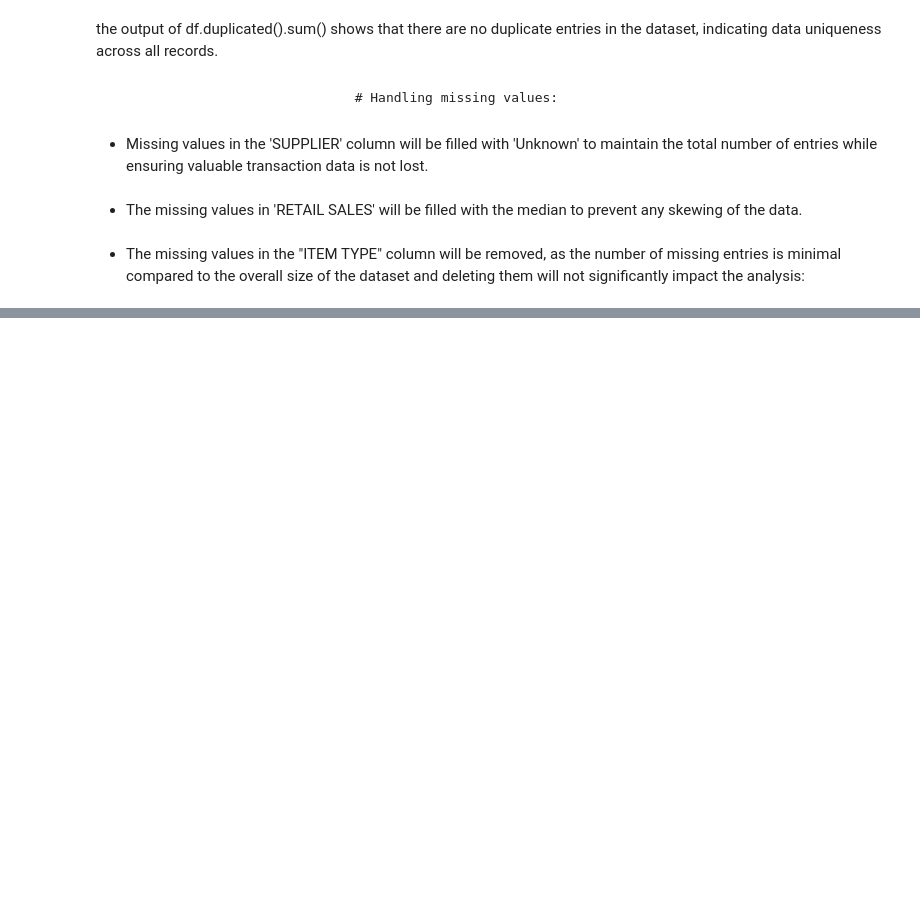
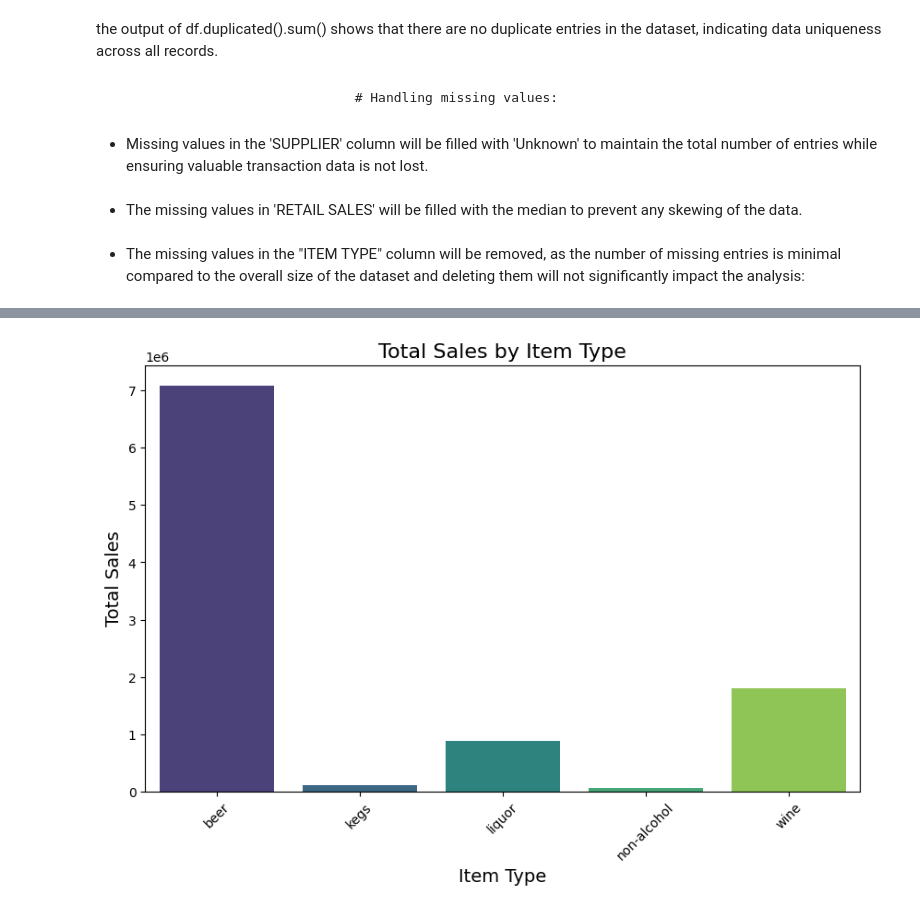
Before and after one commit to CCT-Dublin/ca1-capstone-project-proposal-Aline-Menezes-Silva, a Jupyter notebook: CA3_Strategic_Thinking_Second_Semester.ipynb, the cells around one changed output, grey strips where cells are left out. Saved outputs shown, nothing was run; the diff lists cells and outputs as text; code cells hidden in the pictures; blank space fills up the shorter version.

```diff
--- a/CA3_Strategic_Thinking_Second_Semester.ipynb
+++ b/CA3_Strategic_Thinking_Second_Semester.ipynb
@@ -182,0 +426,4 @@ print(unique_values)
+# %%
+
+# Replace empty spaces with 0 (if any)
+df = df.fillna(0)
@@ -182,0 +599,2 @@ print(unique_values)
+# %%
+df['total_sales'] = df['retail_sales'] + df['warehouse_sales']
@@ -182,0 +632,5 @@ print(unique_values)
+# %%
+# Remove 'dunnage', 'ref', and 'str_supplies' from the 'item_type' column
+df1 = df[~df['item_type'].isin(['dunnage', 'ref', 'str_supplies'])]
+# %%
+sales_category = df1.groupby('item_type')['total_sales'].sum()
@@ -182,0 +647,15 @@ print(unique_values)
+# %%
+# Create a bar plot
+plt.figure(figsize=(10, 6))
+sns.barplot(x=sales_category.index, y=sales_category.values, palette='viridis')
+
+# Add labels and title
+plt.title('Total Sales by Item Type', fontsize=16)
+plt.xlabel('Item Type', fontsize=14)
+plt.ylabel('Total Sales', fontsize=14)
+plt.xticks(rotation=45)
+
+# Display the plot
+plt.show()
+# %% [output]
+[figure, added]
```
Also changed, not shown: parts of 57 cells of this notebook.
